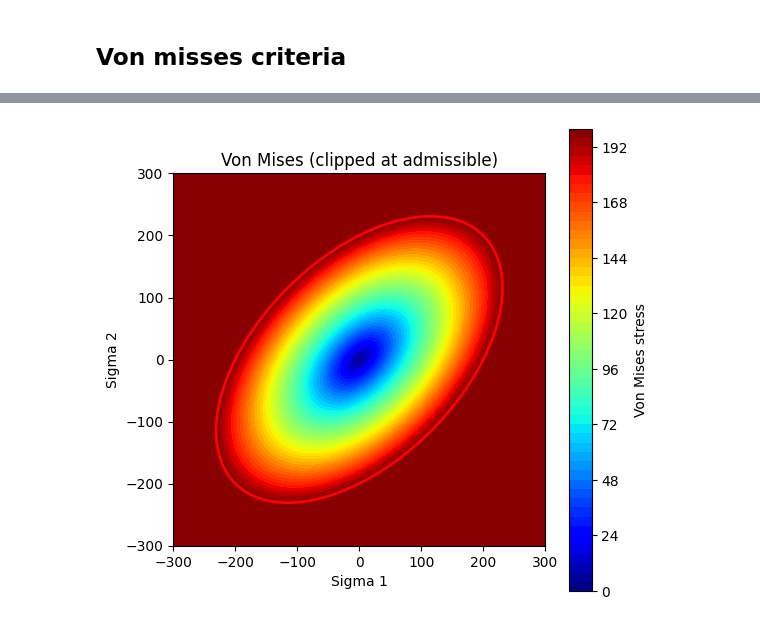
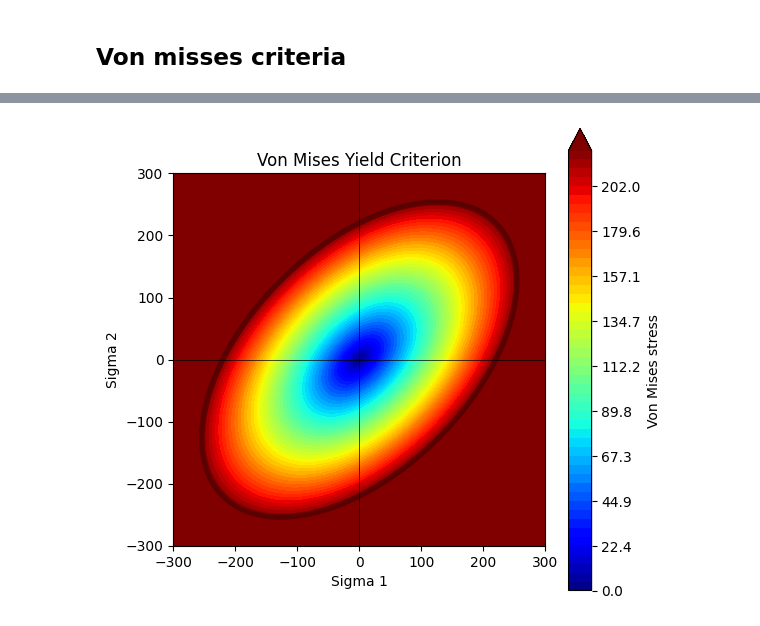
Before and after one commit to deivMM/engineering, a Jupyter notebook: failure_criterias.ipynb, the cells around one changed output, grey strips where cells are left out. Saved outputs shown, nothing was run; the diff lists cells and outputs as text; code cells hidden in the pictures.

```diff
--- a/failure_criterias.ipynb
+++ b/failure_criterias.ipynb
@@ -4,10 +4,12 @@ import matplotlib.pyplot as plt
 # %% [markdown]
 ## Von misses criteria
 # %%
-sigma_1 = np.linspace(-300, 300, 100)
-sigma_2 = np.linspace(-300, 300, 100)
+max_sigma = 300
+sigma_adm = 220
+
+sigma_1 = np.linspace(-max_sigma, max_sigma, 100)
+sigma_2 = np.linspace(-max_sigma, max_sigma, 100)
 
 S1, S2 = np.meshgrid(sigma_1, sigma_2)
+
+sigma_vm = np.sqrt(S1**2 - S1*S2 + S2**2)
-# %%
-sigma_vm = np.sqrt(S1**2 - S1*S2 + S2**2)
-sigma_adm = 200
@@ -35,19 +16,34 @@ plt.show()
-# %%
-sigma_vm_clipped = np.clip(sigma_vm, None, sigma_adm)
-
-plt.figure(figsize=(6,6))
-
-plt.contourf(S1, S2, sigma_vm_clipped, levels=50, cmap='jet', vmin=0, vmax=sigma_adm)
-plt.colorbar(label='Von Mises stress')
-
-# Yield surface
-plt.contour(S1, S2, sigma_vm, levels=[sigma_adm], colors='red', linewidths=2)
-
-plt.xlabel('Sigma 1')
-plt.ylabel('Sigma 2')
-plt.title('Von Mises (clipped at admissible)')
-
-plt.gca().set_aspect('equal')
-plt.show()
-# %% [output]
-[figure, removed]
+# %%
+plt.figure(figsize=(6,6))
+
+cmap = plt.get_cmap('jet', 200)
+cmap.set_over(cmap(np.linspace(0,1,256))[-1])
+
+# Definir niveles SOLO hasta 200
+levels = np.linspace(0, sigma_adm, 50)
+
+cf = plt.contourf(S1, S2, sigma_vm,
+                  levels=levels,
+                  cmap=cmap,
+                  extend='max')  # 👈 activa la flecha
+
+cbar = plt.colorbar(cf, label='Von Mises stress')
+
+# Yield surface
+plt.contour(S1, S2, sigma_vm,
+            levels=[sigma_adm],
+            colors='black',
+            linewidths=4,
+            alpha=.3)
+
+plt.xlabel('Sigma 1')
+plt.ylabel('Sigma 2')
+plt.title('Von Mises Yield Criterion')
+
+plt.axhline(0, color='black', linewidth=0.5)
+plt.axvline(0, color='black', linewidth=0.5)
+
+plt.gca().set_aspect('equal')
+plt.show()
+# %% [output]
+[figure, added]
```
Also changed, not shown: parts of 1 cell of this notebook.
